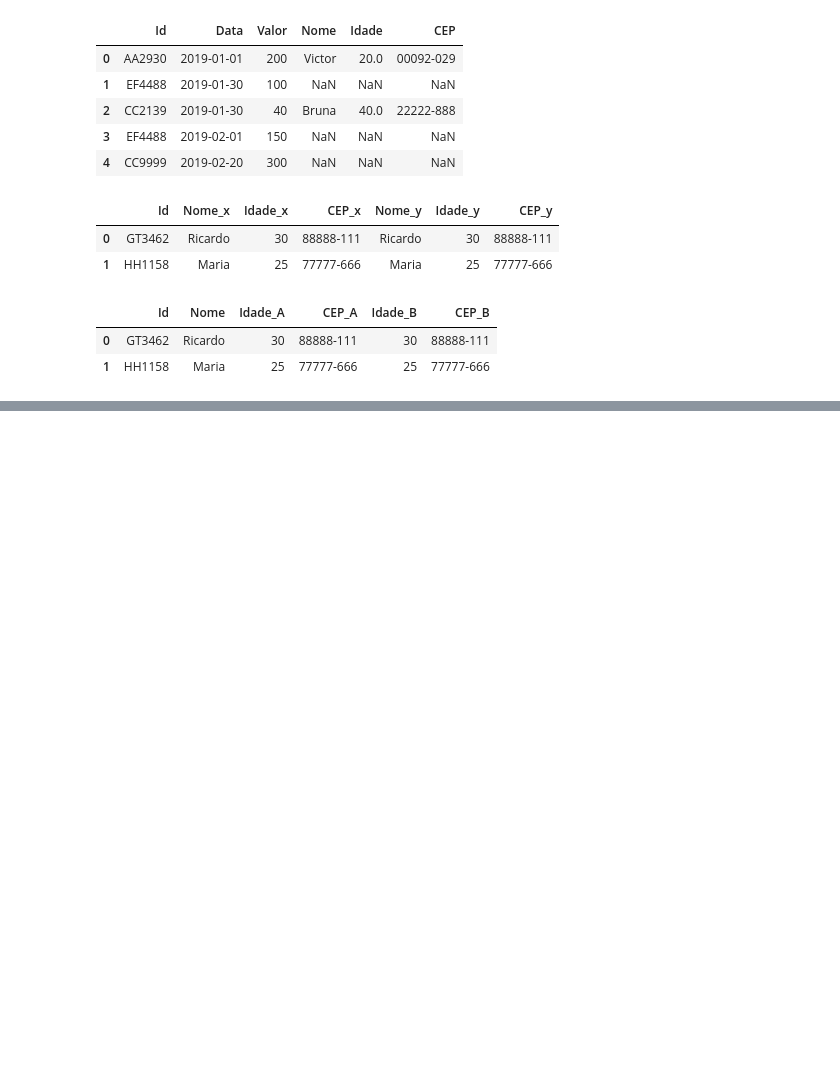
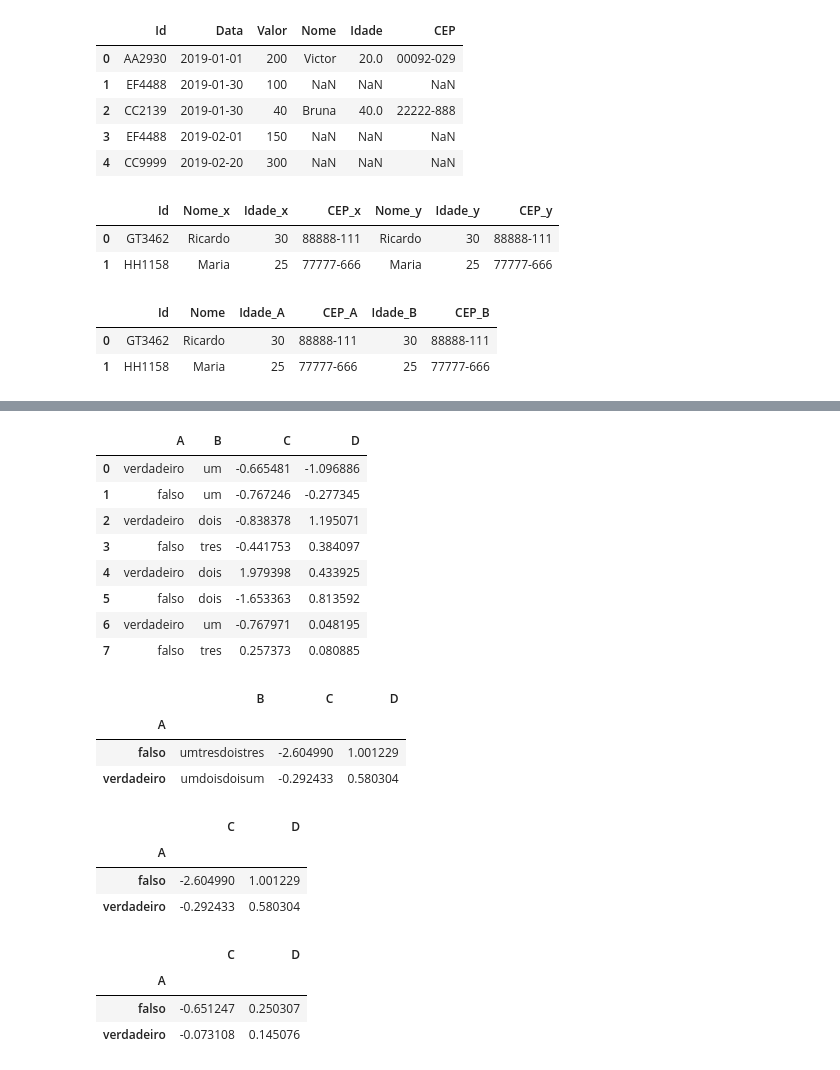
Before and after one commit to ihagoSantos/pandas-study, a Jupyter notebook: Section4 - Merge e Groupby.ipynb, the cells around one changed output, grey strips where cells are left out. Saved outputs shown, nothing was run; the diff lists cells and outputs as text; code cells hidden in the pictures; blank space fills up the shorter version.

```diff
--- a/Section4 - Merge e Groupby.ipynb
+++ b/Section4 - Merge e Groupby.ipynb
@@ -78,0 +152,39 @@ pd.merge(cadastro_a, cadastro_b[['Id', 'Idade', 'CEP']], on=['Id'], how='inner',
+# %%
+df = pd.DataFrame({
+    'A': ['verdadeiro', 'falso', 'verdadeiro', 'falso', 'verdadeiro', 'falso', 'verdadeiro', 'falso'],
+    'B': ['um', 'um', 'dois', 'tres', 'dois', 'dois', 'um', 'tres'],
+    'C': np.random.randn(8),
+    'D': np.random.randn(8),
+})
+df
+# %% [output]
+|  | A | B | C | D |
+| 0 | verdadeiro | um | -0.665481 | -1.096886 |
+| 1 | falso | um | -0.767246 | -0.277345 |
+| 2 | verdadeiro | dois | -0.838378 | 1.195071 |
+| 3 | falso | tres | -0.441753 | 0.384097 |
+| 4 | verdadeiro | dois | 1.979398 | 0.433925 |
+| 5 | falso | dois | -1.653363 | 0.813592 |
+| 6 | verdadeiro | um | -0.767971 | 0.048195 |
+| 7 | falso | tres | 0.257373 | 0.080885 |
+# %%
+df.groupby(['A']).sum()
+# %% [output]
+|  | B | C | D |
+| A |  |  |  |
+| falso | umtresdoistres | -2.604990 | 1.001229 |
+| verdadeiro | umdoisdoisum | -0.292433 | 0.580304 |
+# %%
+df.groupby(['A'])[['C','D']].sum()
+# %% [output]
+|  | C | D |
+| A |  |  |
+| falso | -2.604990 | 1.001229 |
+| verdadeiro | -0.292433 | 0.580304 |
+# %%
+df.groupby(['A'])[['C','D']].mean()
+# %% [output]
+|  | C | D |
+| A |  |  |
+| falso | -0.651247 | 0.250307 |
+| verdadeiro | -0.073108 | 0.145076 |
```
Also changed, not shown: parts of 14 cells of this notebook, 1 other file.
